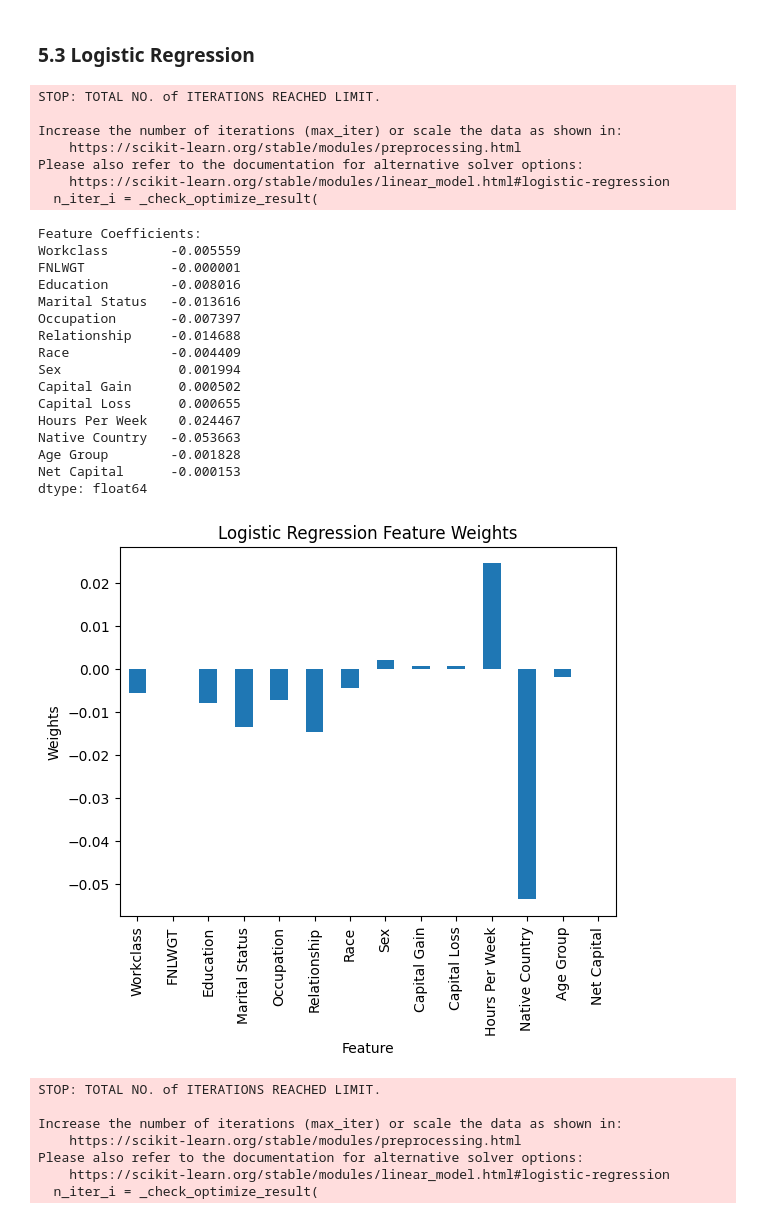
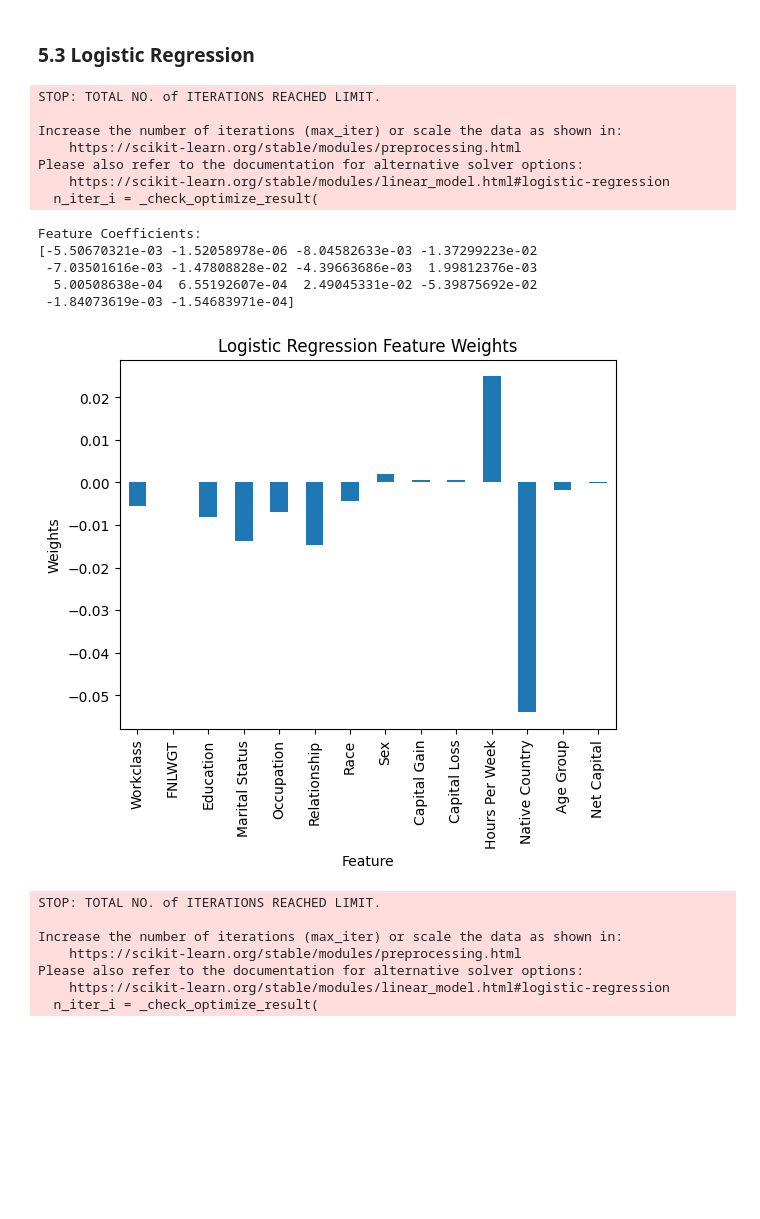
Before and after one commit to ZahrielIsmail/WQD7001_Group_5_Assignment, a Jupyter notebook: WQD7003_Group_11_Project.ipynb, the cells around one changed output. Drawn from its saved outputs; the diff is of its cells as text; code cells hidden in the pictures; blank space fills up the shorter version.

```diff
--- a/WQD7003_Group_11_Project.ipynb
+++ b/WQD7003_Group_11_Project.ipynb
@@ -972,51 +972,43 @@ X_test_scaled = sc_x.transform(X_test)
 
 # Data weights
 lr_classifier = LogisticRegression(random_state=111)
 lr_classifier.fit(X_train, y_train)
 
 # Get feature coefficients and feature names
 coefficients = lr_classifier.coef_[0]
 features = X.columns
 
 # Create a Series object with feature names as index
 scaled_coefficients = StandardScaler().fit_transform(coefficients.reshape(-1, 1)).flatten()
 feature_importance = pd.Series(scaled_coefficients, index=features)
 
 # Print feature coefficients
 print("Feature Coefficients:")
-print(feature_coefficients)
+print(coefficients)
+
+# Convert coefficients array to Pandas Series
+coefficients_series = pd.Series(coefficients, index=features)
 
 # Plot feature coefficients as a bar chart
-feature_coefficients.plot(kind='bar')
+coefficients_series.plot(kind='bar')
 plt.title('Logistic Regression Feature Weights')
 plt.xlabel('Feature')
 plt.ylabel('Weights')
 plt.show()
 # %% [output]
 STOP: TOTAL NO. of ITERATIONS REACHED LIMIT.
 
 Increase the number of iterations (max_iter) or scale the data as shown in:
     https://scikit-learn.org/stable/modules/preprocessing.html
 Please also refer to the documentation for alternative solver options:
     https://scikit-learn.org/stable/modules/linear_model.html#logistic-regression
   n_iter_i = _check_optimize_result(
 Feature Coefficients:
-Workclass        -0.005559
-FNLWGT           -0.000001
-Education        -0.008016
-Marital Status   -0.013616
-Occupation       -0.007397
-Relationship     -0.014688
-Race             -0.004409
-Sex               0.001994
-Capital Gain      0.000502
-Capital Loss      0.000655
-Hours Per Week    0.024467
-Native Country   -0.053663
-Age Group        -0.001828
-Net Capital      -0.000153
-dtype: float64
+[-5.50670321e-03 -1.52058978e-06 -8.04582633e-03 -1.37299223e-02
+ -7.03501616e-03 -1.47808828e-02 -4.39663686e-03  1.99812376e-03
+  5.00508638e-04  6.55192607e-04  2.49045331e-02 -5.39875692e-02
+ -1.84073619e-03 -1.54683971e-04]
-[figure, old version]
+[figure, new version]
 # %%
 # Initialising the model
 Classifier=LogisticRegression(random_state=111)
```
Also changed, not shown: parts of 6 cells of this notebook.
